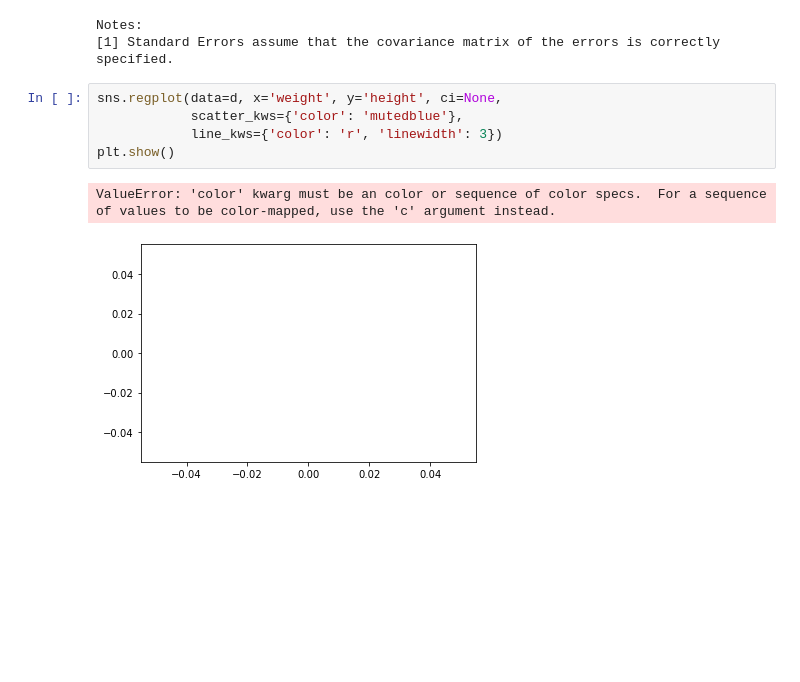
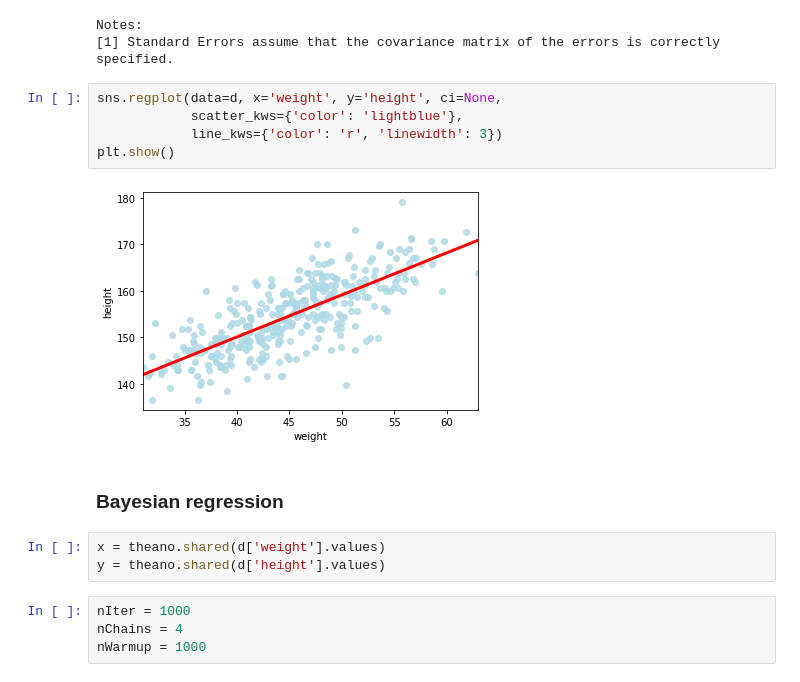
Before and after one commit to K-Paks/BayesCog_Wien_py, a Jupyter notebook: lec08-regression.ipynb, the cells around one changed output. Cells and saved outputs as stored; diff of their text form; blank space fills up the shorter version.

```diff
--- a/lec08-regression.ipynb
+++ b/lec08-regression.ipynb
@@ -45,9 +48,17 @@ Notes:
 [1] Standard Errors assume that the covariance matrix of the errors is correctly specified.
 # %%
 sns.regplot(data=d, x='weight', y='height', ci=None,
-            scatter_kws={'color': 'mutedblue'},
+            scatter_kws={'color': 'lightblue'},
             line_kws={'color': 'r', 'linewidth': 3})
 plt.show()
 # %% [output]
-ValueError: 'color' kwarg must be an color or sequence of color specs.  For a sequence of values to be color-mapped, use the 'c' argument instead.
-[figure, old version]
+[figure, new version]
+# %% [markdown]
+### Bayesian regression
+# %%
+x = theano.shared(d['weight'].values)
+y = theano.shared(d['height'].values)
+# %%
+nIter = 1000
+nChains = 4
+nWarmup = 1000
```
Also changed, not shown: parts of 6 cells of this notebook.
